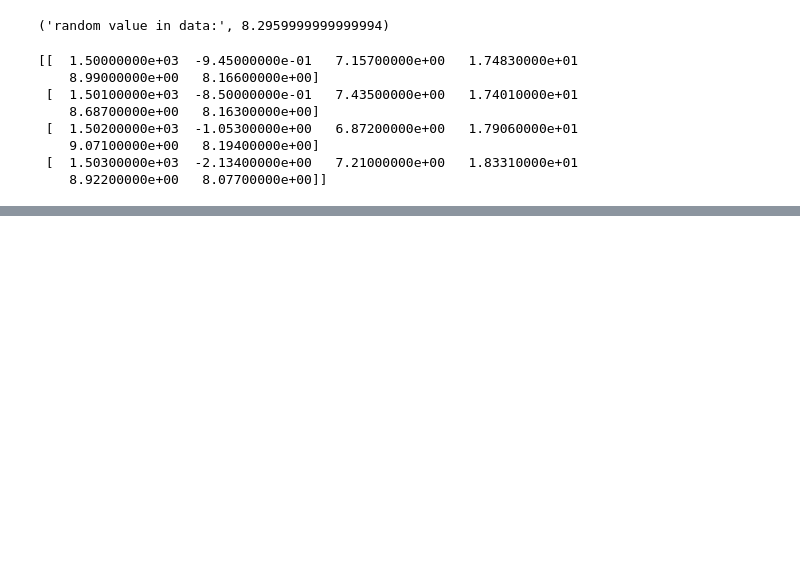
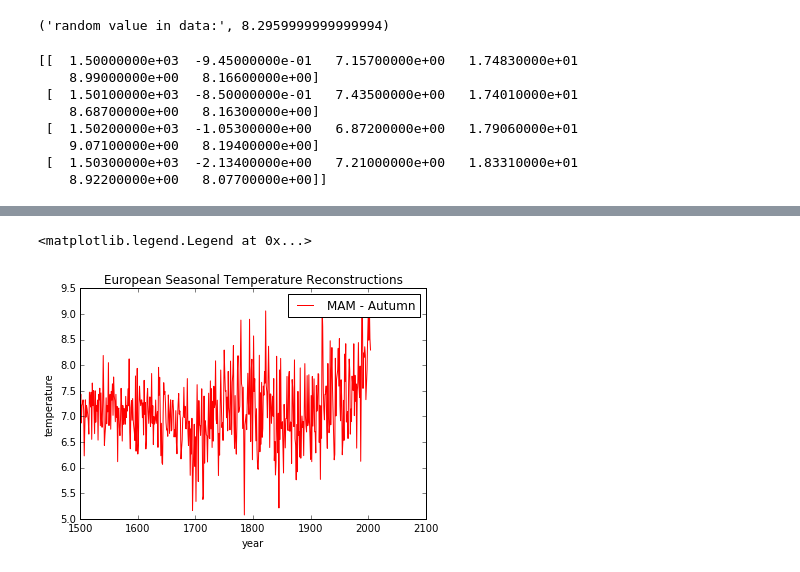
Before and after one commit to dansand/Python, a Jupyter notebook: notebooks/book/numpy.ipynb, the cells around one changed output, grey strips where cells are left out. Cells and saved outputs as stored; diff of their text form; code cells hidden in the pictures; blank space fills up the shorter version.

```diff
--- a/notebooks/book/numpy.ipynb
+++ b/notebooks/book/numpy.ipynb
@@ -87,0 +70,15 @@ print(data[5:10, 0:5])
+# %%
+fig = plt.figure()
+
+axes = fig.add_axes([0.2, 0.2, 0.8, 0.8]) # left, bottom, width, height (range 0 to 1)
+
+axes.plot(data[:,0], data[:,2], 'r', label = 'MAM - Autumn')
+
+axes.set_xlabel('year')
+axes.set_ylabel('temperature')
+axes.set_title('European Seasonal Temperature Reconstructions')
+
+axes.legend()
+# %% [output]
+<matplotlib.legend.Legend at 0x...>
+[figure, added]
```
Also changed, not shown: parts of 97 cells of this notebook.
